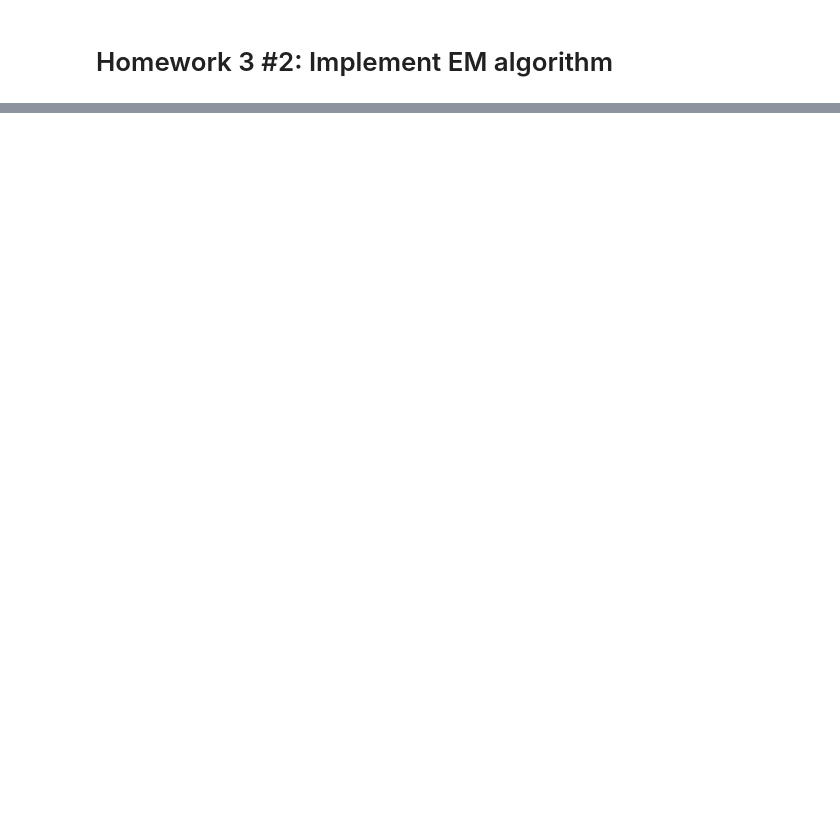
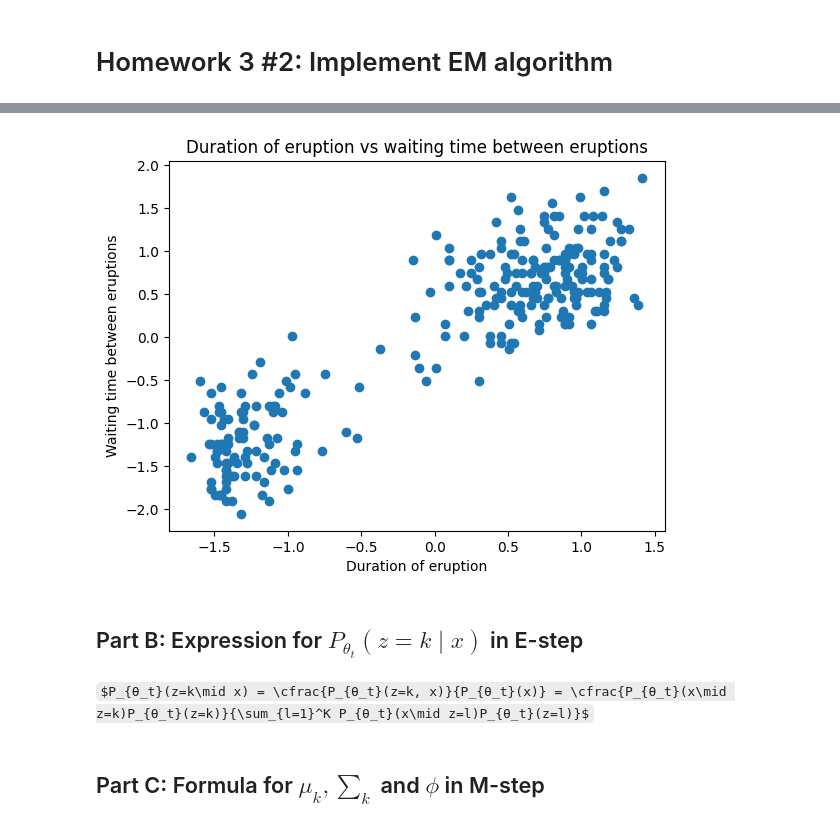
Before and after one commit to onionminion/EM-Algorithm-Old-Faithful-Geyser, a Jupyter notebook: HW3 #2.ipynb, the cells around one changed output, grey strips where cells are left out. Cells and saved outputs as stored; diff of their text form; code cells hidden in the pictures; some formulas as TeX source; blank space fills up the shorter version.

```diff
--- a/HW3 #2.ipynb
+++ b/HW3 #2.ipynb
@@ -8,3 +9,6 @@ import numpy as np
 # %%
-data = np.loadtxt('faithful.txt')
+data = np.loadtxt("faithful.txt")
+df = pd.DataFrame(data=data, columns=["index", "eruptions", "waiting"])
+df = df.drop("index", axis=1)
+df
 # %% [output]
@@ -11,0 +28,18 @@ ValueError: could not convert string 'eruptions' to float64 at row 0, column 1.
+# %%
+X = df.to_numpy()[:,:2]
+scaler = preprocessing.StandardScaler().fit(X)
+X = scaler.transform(X)
+# %%
+plt.scatter(X[:, 0], X[:, 1])
+plt.xlabel('Duration of eruption')
+plt.ylabel('Waiting time between eruptions')
+plt.title('Duration of eruption vs waiting time between eruptions')
+plt.show()
+# %% [output]
+[figure, added]
+# %% [markdown]
+## Part B: Expression for $P_{θ_t}(z=k\mid x)$ in E-step
+# %% [markdown]
+$P_{θ_t}(z=k\mid x) = \cfrac{P_{θ_t}(z=k, x)}{P_{θ_t}(x)} = \cfrac{P_{θ_t}(x\mid z=k)P_{θ_t}(z=k)}{\sum_{l=1}^K P_{θ_t}(x\mid z=l)P_{θ_t}(z=l)}$
+# %% [markdown]
+## Part C: Formula for $\mu_k, \sum_k$ and $\phi$ in M-step
```
Also changed, not shown: parts of 11 cells of this notebook, 2 other files.
